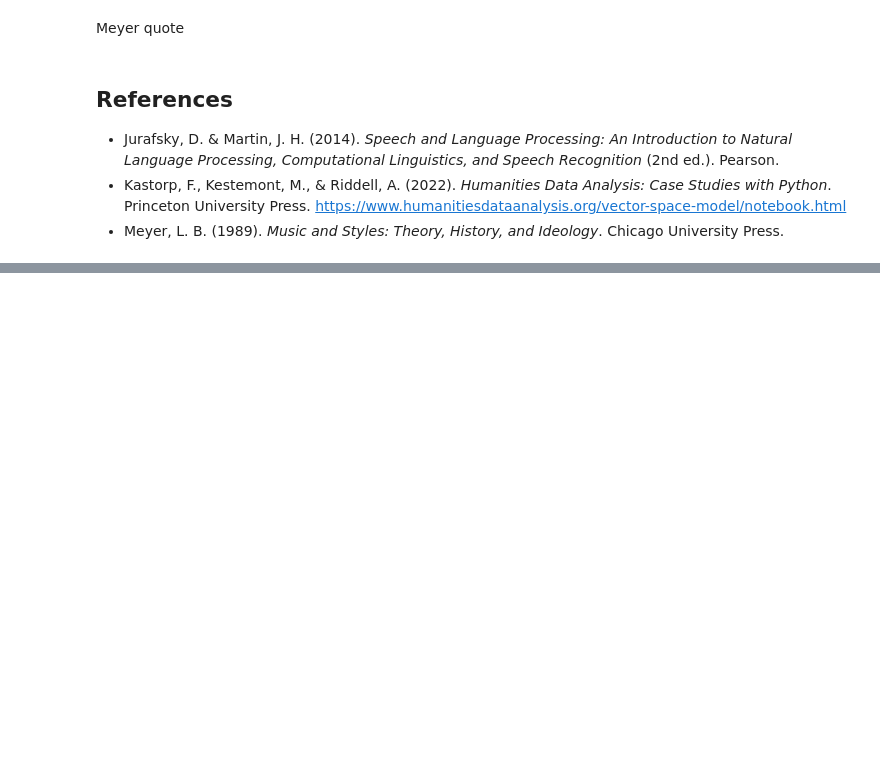
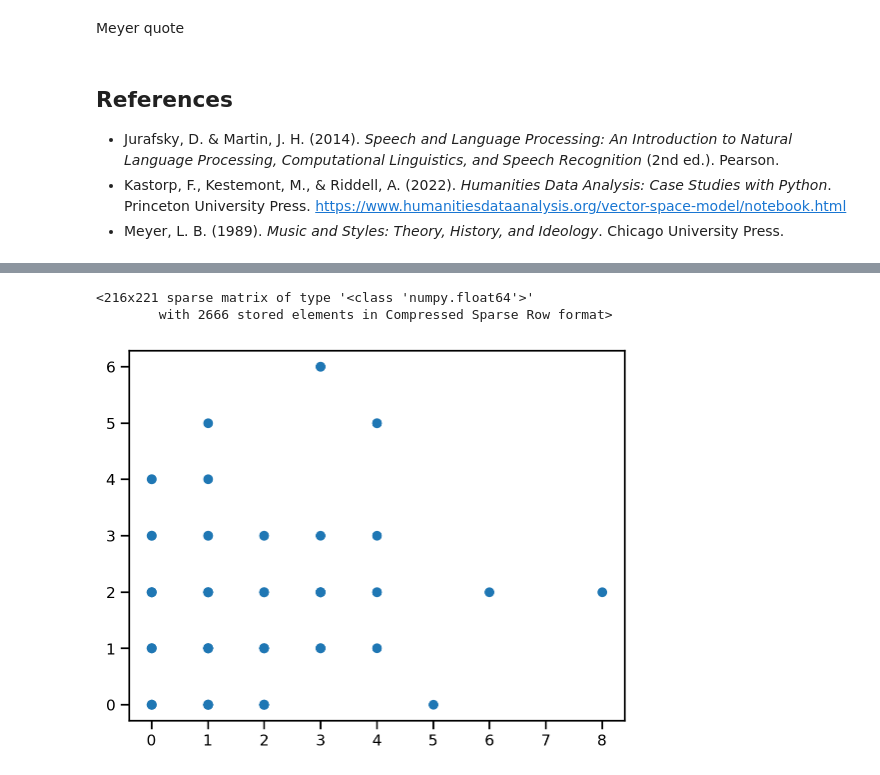
Before and after one commit to fabianmoss/crim-haverford, a Jupyter notebook: analysis.ipynb, the cells around one changed output, grey strips where cells are left out. Saved outputs shown, nothing was run; the diff lists cells and outputs as text; code cells hidden in the pictures; blank space fills up the shorter version.

```diff
--- a/analysis.ipynb
+++ b/analysis.ipynb
@@ -722,0 +759,7 @@ Meyer quote
+# %%
+tfidf = TfidfTransformer(sublinear_tf=True)
+Y = tfidf.fit_transform(df.iloc[:,1:].values)
+Y
+# %% [output]
+<216x221 sparse matrix of type '<class 'numpy.float64'>'
+        with 2666 stored elements in Compressed Sparse Row format>
@@ -722,0 +771,7 @@ Meyer quote
+# %%
+_, ax = plt.subplots()
+ax.axis("equal")
+ax.scatter(X[:,0], X[:,1])
+plt.show()
+# %% [output]
+[figure, added]
```
Also changed, not shown: parts of 82 cells of this notebook, 4 other files.
